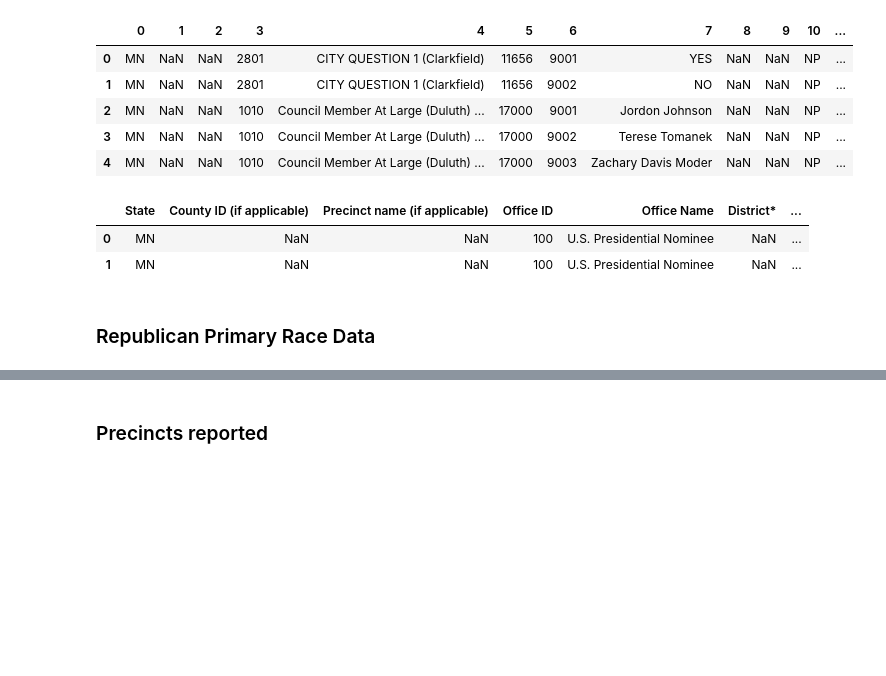
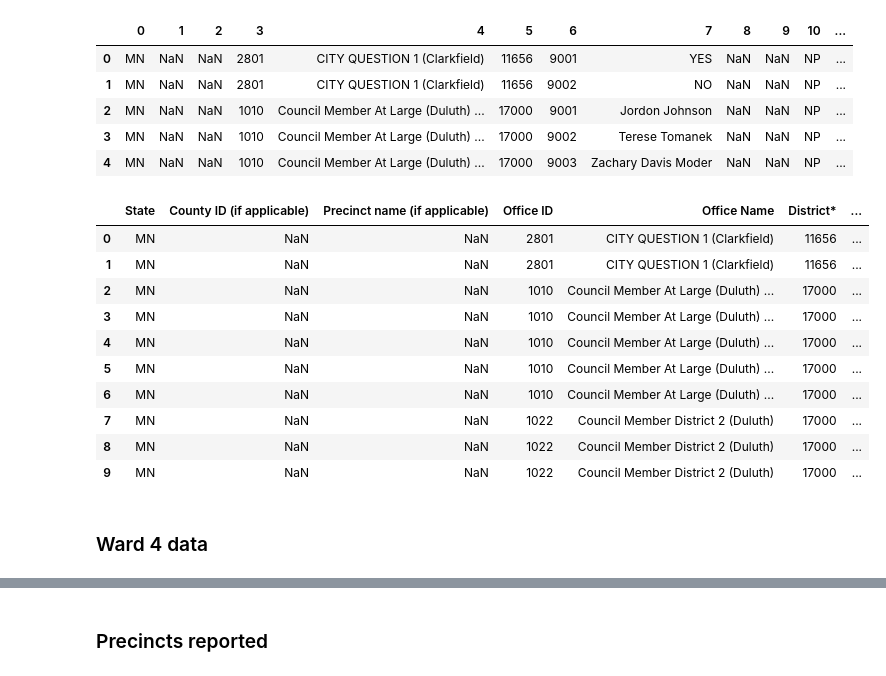
Before and after one commit to sahanjournal/primary-results-2025, a Jupyter notebook: scraping.ipynb, the cells around one changed output, grey strips where cells are left out. Saved outputs shown, nothing was run; the diff lists cells and outputs as text; code cells hidden in the pictures; blank space fills up the shorter version.

```diff
--- a/scraping.ipynb
+++ b/scraping.ipynb
@@ -81,8 +81,16 @@ df['Candidate Name (First/Last/Suffix all in one field)'] = df['Candidate Name (
 
 df.rename(columns={"Candidate Name (First/Last/Suffix all in one field)": "Candidate", "Votes for Candidate": "Votes", "Percentage of Votes for Candidate out of Total Votes for Office": "Percentage"}, inplace=True)
 # %%
-df.head(2)
+df.head(10)
 # %% [output]
 |  | State | County ID (if applicable) | Precinct name (if applicable) | Office ID | Office Name | District* | ... |
-| 0 | MN | NaN | NaN | 100 | U.S. Presidential Nominee | NaN | ... |
-| 1 | MN | NaN | NaN | 100 | U.S. Presidential Nominee | NaN | ... |
+| 0 | MN | NaN | NaN | 2801 | CITY QUESTION 1 (Clarkfield) | 11656 | ... |
+| 1 | MN | NaN | NaN | 2801 | CITY QUESTION 1 (Clarkfield) | 11656 | ... |
+| 2 | MN | NaN | NaN | 1010 | Council Member At Large (Duluth) ... | 17000 | ... |
+| 3 | MN | NaN | NaN | 1010 | Council Member At Large (Duluth) ... | 17000 | ... |
+| 4 | MN | NaN | NaN | 1010 | Council Member At Large (Duluth) ... | 17000 | ... |
+| 5 | MN | NaN | NaN | 1010 | Council Member At Large (Duluth) ... | 17000 | ... |
+| 6 | MN | NaN | NaN | 1010 | Council Member At Large (Duluth) ... | 17000 | ... |
+| 7 | MN | NaN | NaN | 1022 | Council Member District 2 (Duluth) | 17000 | ... |
+| 8 | MN | NaN | NaN | 1022 | Council Member District 2 (Duluth) | 17000 | ... |
+| 9 | MN | NaN | NaN | 1022 | Council Member District 2 (Duluth) | 17000 | ... |
@@ -91,4 +97,4 @@ df.to_csv("data/results.csv",index=False)
 # %% [markdown]
-### Republican Primary Race Data
+### Ward 4 data
 # %%
 # select a subset of data for St Paul city council race
```
Also changed, not shown: parts of 14 cells of this notebook.
